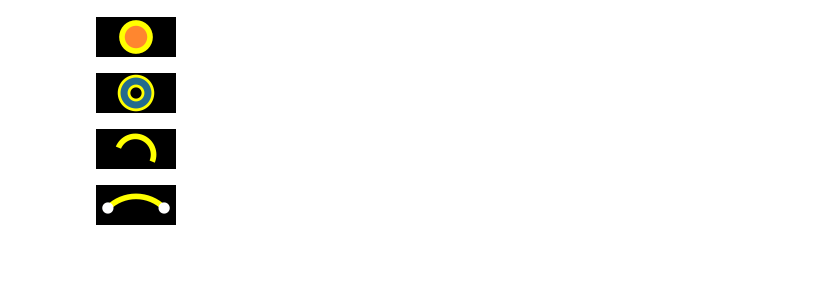
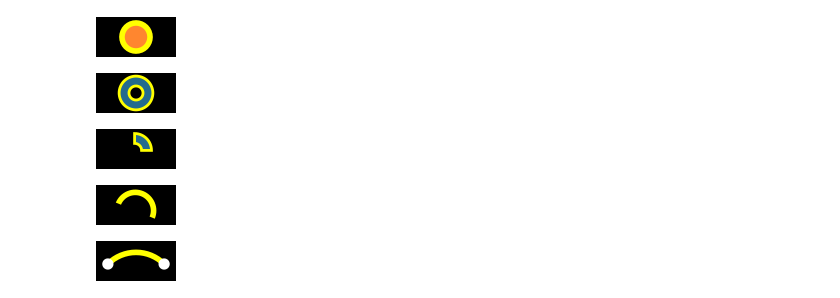
Before and after one commit to kolibril13/mobject-gallery, a Jupyter notebook: Mobjects_Basics.ipynb, the cells around one changed output. Saved outputs shown, nothing was run; the diff lists cells and outputs as text; code cells hidden in the pictures; blank space fills up the shorter version.

Commit message:
renamed images

```diff
--- a/Mobjects_Basics.ipynb
+++ b/Mobjects_Basics.ipynb
@@ -39,17 +41,33 @@ name_snippet_pairs[image_full_name] = snippet
 %%manim $params
 class Example(ZoomedScene):
     def construct(self):
-        mob= Annulus(inner_radius=0.5, outer_radius=1.2,fill_color= DARK_BLUE, stroke_color=YELLOW, stroke_width=2.)
+        mob = Annulus(inner_radius=0.5, outer_radius=1.2,fill_color= DARK_BLUE, stroke_color=YELLOW, stroke_width=2)
         self.add(mob)
         mob.scale(0.1)
         self.camera.frame.scale(1/25)
 
 ###******
 image_full_name = "Annulus.png"
-snippet = "Annulus(inner_radius=0.5, outer_radius=1.2,fill_color= DARK_BLUE, stroke_color=YELLOW, stroke_width=2)"
+snippet = "mob = Annulus(inner_radius=0.5, outer_radius=1.2,fill_color= DARK_BLUE, stroke_color=YELLOW, stroke_width=2)"
 name_snippet_pairs[image_full_name] = snippet
 # %% [output]
 [figure]
+# %%
+%%manim $params
+class Example(ZoomedScene):
+    def construct(self):
+        mob = Sector(inner_radius=0.5, outer_radius=1.2,fill_color= DARK_BLUE, stroke_color=YELLOW, stroke_width=2)
+        self.add(mob)
+        mob.move_to(ORIGIN+UR*0.05)
+        mob.scale(0.1)
+        self.camera.frame.scale(1/25)
+
+###******
+image_full_name = "Sector.png"
+snippet = "mob = Sector(inner_radius=0.5, outer_radius=1.2,fill_color= DARK_BLUE, stroke_color=YELLOW, stroke_width=2)"
+name_snippet_pairs[image_full_name] = snippet
+# %% [output]
+[figure, added]
 # %%
 %%manim $params
 class Example(ZoomedScene):
```
Also changed, not shown: parts of 2 cells of this notebook, 40 other files.
